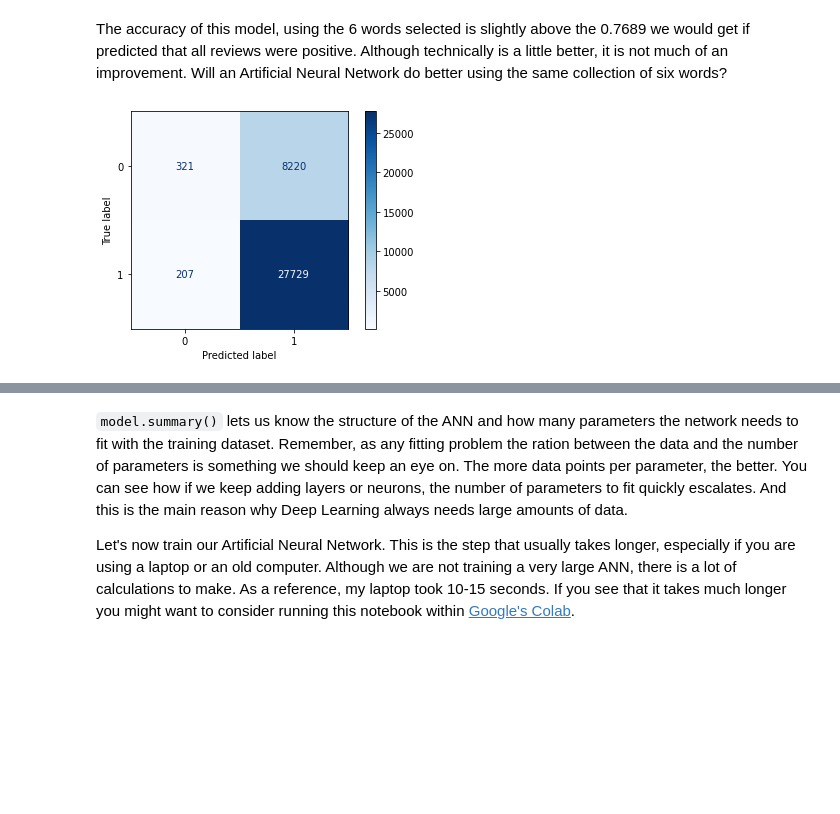
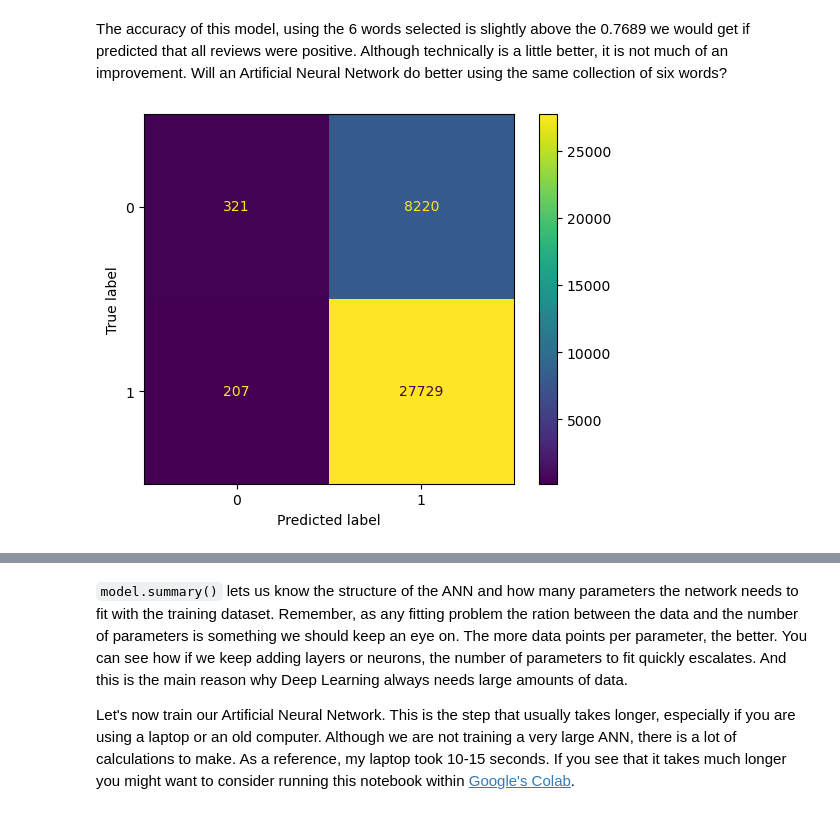
Before and after one commit to mariogutierrezroig/Teaching-Notebooks, a Jupyter notebook: Artificial_Neural_Networks/ANN_sentiment_analysis_amazon_reviews.ipynb, the cells around one changed output, grey strips where cells are left out. Cells and saved outputs as stored; diff of their text form; code cells hidden in the pictures; blank space fills up the shorter version.

Commit message:
Lab 5 corrected a warning in the confusion matrix

```diff
--- a/Artificial_Neural_Networks/ANN_sentiment_analysis_amazon_reviews.ipynb
+++ b/Artificial_Neural_Networks/ANN_sentiment_analysis_amazon_reviews.ipynb
@@ -260,13 +262,18 @@ print("Accuracy:", score)
 Accuracy: 0.7689777119828933
 # %% [markdown]
 The accuracy of this model, using the 6 words selected is slightly above the 0.7689 we would get if predicted that all reviews were positive. Although technically is a little better, it is not much of an improvement. Will an Artificial Neural Network do better using the same collection of six words?
-# %%
-from sklearn.metrics import plot_confusion_matrix
-
-plot_confusion_matrix(log_classifier, X_test, y_test, cmap="Blues")
-plt.show()
-# %% [output]
-[figure, removed]
+# %%
+from sklearn.metrics import confusion_matrix, ConfusionMatrixDisplay
+
+# Get the predictions from the model
+y_pred = log_classifier.predict(X_test)
+# Generate and plot the confusion matrix
+cm = confusion_matrix(y_test, y_pred)
+disp = ConfusionMatrixDisplay(confusion_matrix=cm)
+disp.plot()
+plt.show()
+# %% [output]
+[figure, added]
 # %% [markdown]
 ## Classifier based on Artificial Neural Networks
 ---
```
Also changed, not shown: parts of 8 cells of this notebook.
